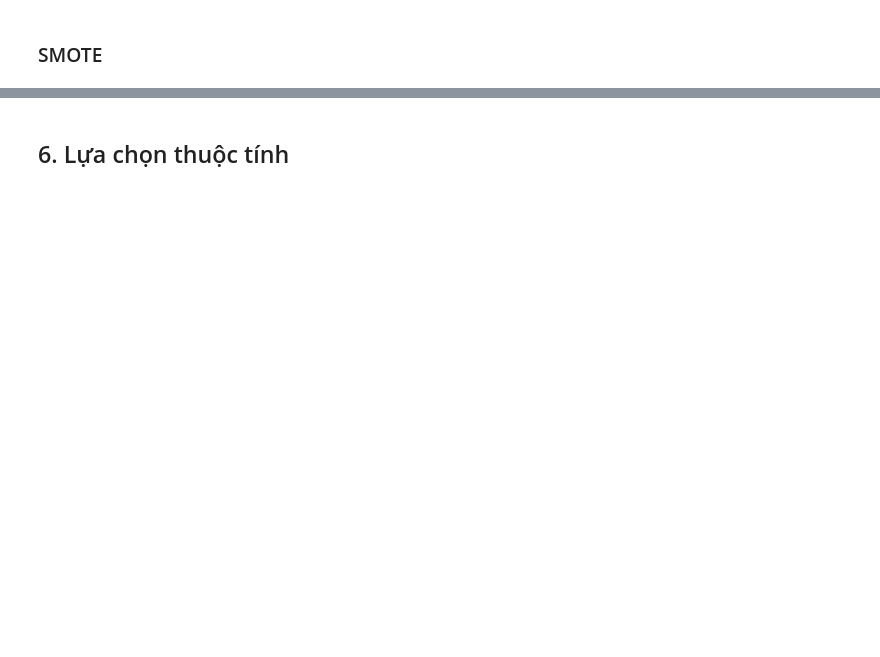
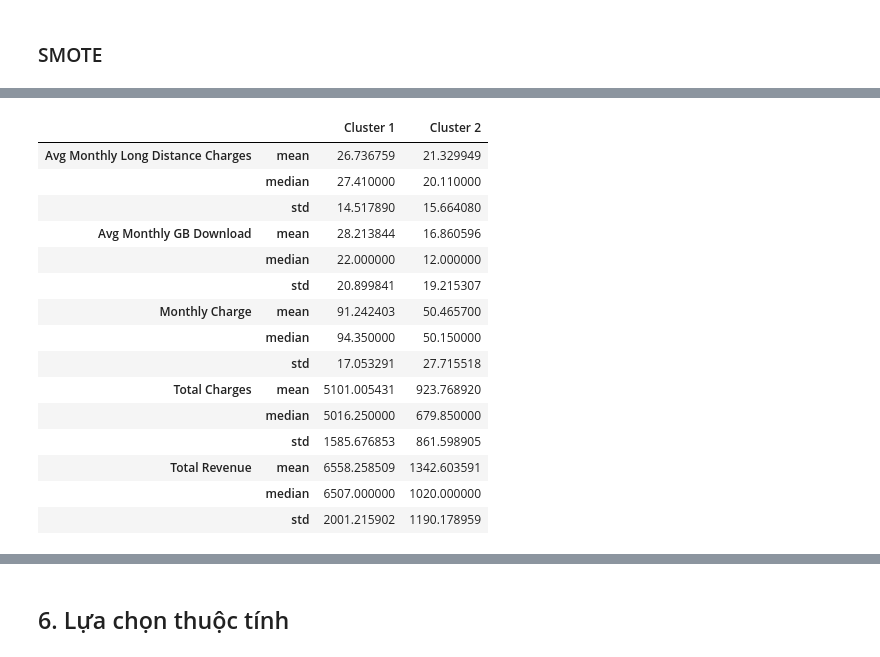
Before and after one commit to cognaiger9/DataMining, a Jupyter notebook: project.ipynb, the cells around one changed output, grey strips where cells are left out. Saved outputs shown, nothing was run; the diff lists cells and outputs as text; code cells hidden in the pictures; blank space fills up the shorter version.

```diff
--- a/project.ipynb
+++ b/project.ipynb
@@ -272,0 +590,22 @@ print("After SMOTE: ", y_train_balanced.value_counts())
+# %%
+## Calculate cluster summary
+cluster_summary = df_clustering.groupby('Cluster').agg(['mean', 'median', 'std']).transpose()
+cluster_summary.columns = ['Cluster 1', 'Cluster 2']
+cluster_summary
+# %% [output]
+|  |  | Cluster 1 | Cluster 2 |
+| Avg Monthly Long Distance Charges | mean | 26.736759 | 21.329949 |
+|  | median | 27.410000 | 20.110000 |
+|  | std | 14.517890 | 15.664080 |
+| Avg Monthly GB Download | mean | 28.213844 | 16.860596 |
+|  | median | 22.000000 | 12.000000 |
+|  | std | 20.899841 | 19.215307 |
+| Monthly Charge | mean | 91.242403 | 50.465700 |
+|  | median | 94.350000 | 50.150000 |
+|  | std | 17.053291 | 27.715518 |
+| Total Charges | mean | 5101.005431 | 923.768920 |
+|  | median | 5016.250000 | 679.850000 |
+|  | std | 1585.676853 | 861.598905 |
+| Total Revenue | mean | 6558.258509 | 1342.603591 |
+|  | median | 6507.000000 | 1020.000000 |
+|  | std | 2001.215902 | 1190.178959 |
```
Also changed, not shown: parts of 83 cells of this notebook.
